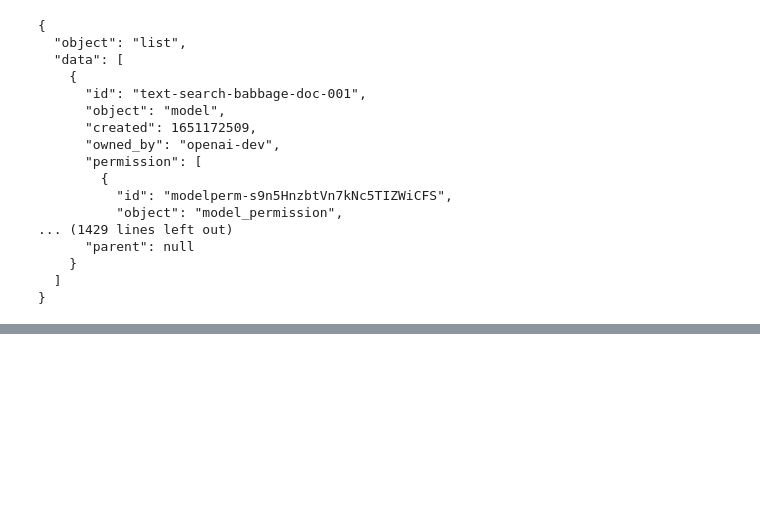
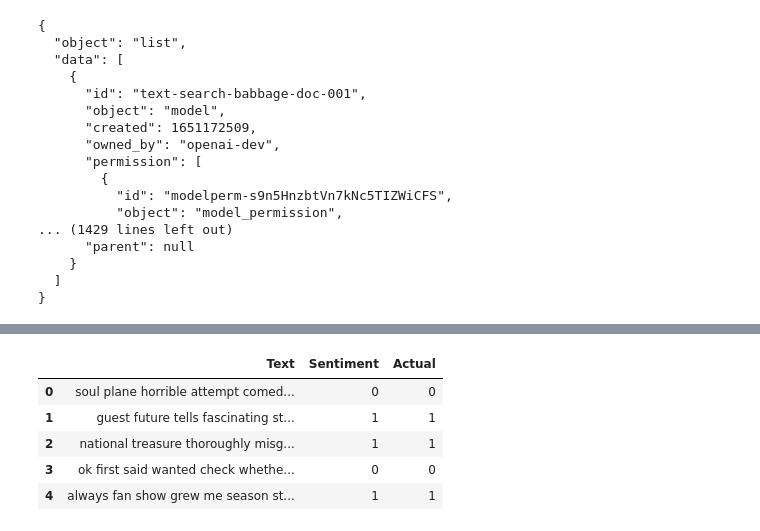
Before and after one commit to YatingPan/Essentials-for-Text-and-Speech-Processing, a Jupyter notebook: Essential_Project.ipynb, the cells around one changed output, grey strips where cells are left out. Cells and saved outputs as stored; diff of their text form; code cells hidden in the pictures; blank space fills up the shorter version.

```diff
--- a/Essential_Project.ipynb
+++ b/Essential_Project.ipynb
@@ -1092,7 +1105,7 @@ Requirement already satisfied: aiosignal>=1.1.2 in /usr/local/lib/python3.10/dis
 import openai
 
 # Set up OpenAI API key
-api_key = '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'
+api_key = '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'
 openai.api_key = api_key
 # %%
 !curl https://api.openai.com/v1/models \
@@ -1137,13 +1131,0 @@ AuthenticationError: ignored
-# %%
-from sklearn.metrics import accuracy_score, precision_score, recall_score, f1_score
-
-# Predicted labels using ChatGPT for the top 100 reviews in the test set
-predicted_labels = []
-
-# Iterate through the top 100 reviews in the test set and classify them with ChatGPT
-for text in X_test[:100]:
-    predicted_label = classify_with_chatgpt(text)  # Call your classification function
-    predicted_labels.append(predicted_label)
-
-# Ground truth labels for the top 100 reviews in the test set
-true_labels = y_test[:100]
@@ -1161,0 +1132,3 @@ print(f"F1-score: {f1:.2f}")
+# %%
+# Define a smaller subset of your data (e.g., first 100 samples)
+subset_X_test = X_test[:100]
@@ -1161,0 +1190,9 @@ print(f"F1-score: {f1:.2f}")
+# %%
+# drop sentiment label "Invalid" data
+results = [result for result in results if result[1] != "Invalid"]
+
+# Convert the results into a dataframe
+results_df = pd.DataFrame(results, columns=["Text", "Sentiment"])
+
+# print the dataframe
+results_df.head()
@@ -1161,0 +1206,19 @@ print(f"F1-score: {f1:.2f}")
+# %%
+# first, get y_test_sub by searching the text review in results_df
+y_test_sub = []
+for text in subset_X_test:
+    for result in results:
+        if result[0] == text:
+            y_test_sub.append(result[1])
+
+# Add the y_test_sub to the dataframe
+results_df['Actual'] = y_test_sub
+
+results_df.head()
+# %% [output]
+|  | Text | Sentiment | Actual |
+| 0 | soul plane horrible attempt comed... | 0 | 0 |
+| 1 | guest future tells fascinating st... | 1 | 1 |
+| 2 | national treasure thoroughly misg... | 1 | 1 |
+| 3 | ok first said wanted check whethe... | 0 | 0 |
+| 4 | always fan show grew me season st... | 1 | 1 |
```
Also changed, not shown: parts of 16 cells of this notebook.
